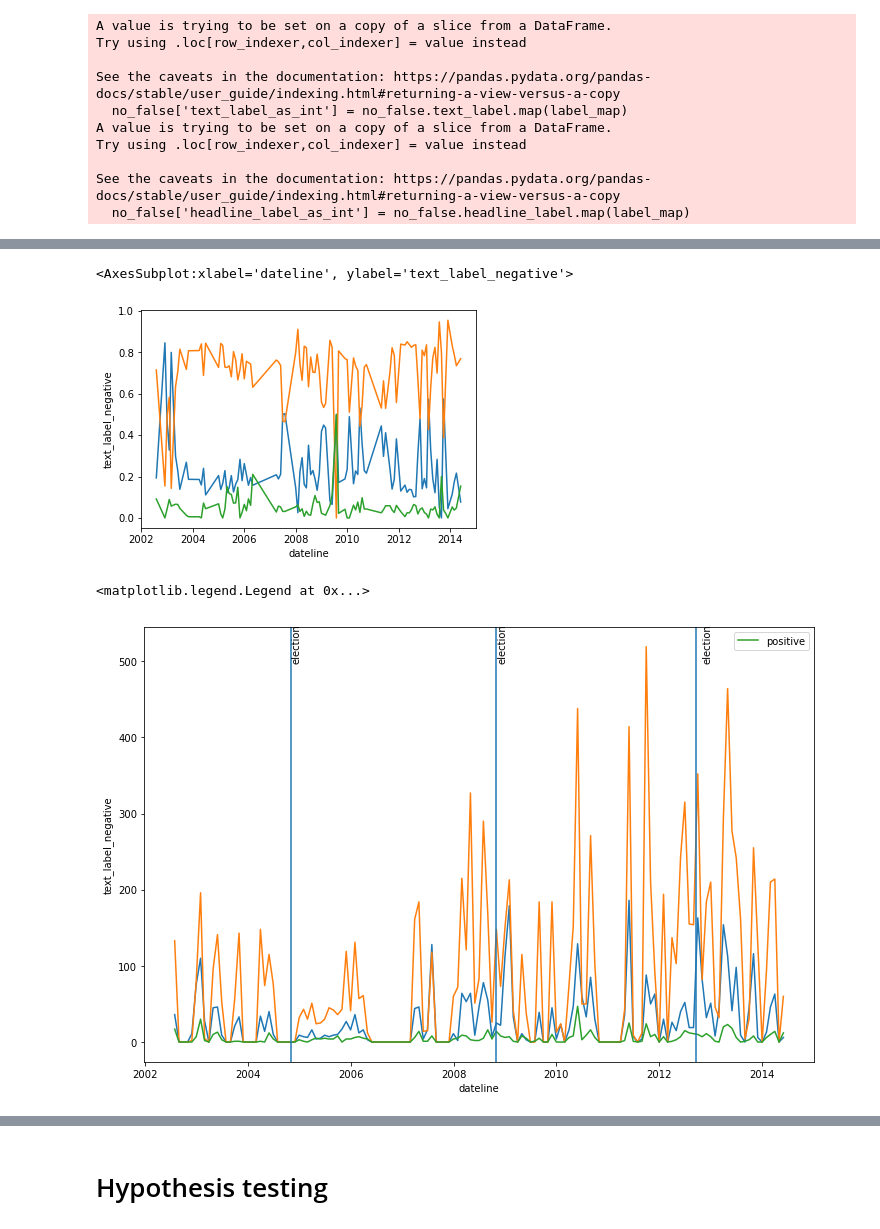
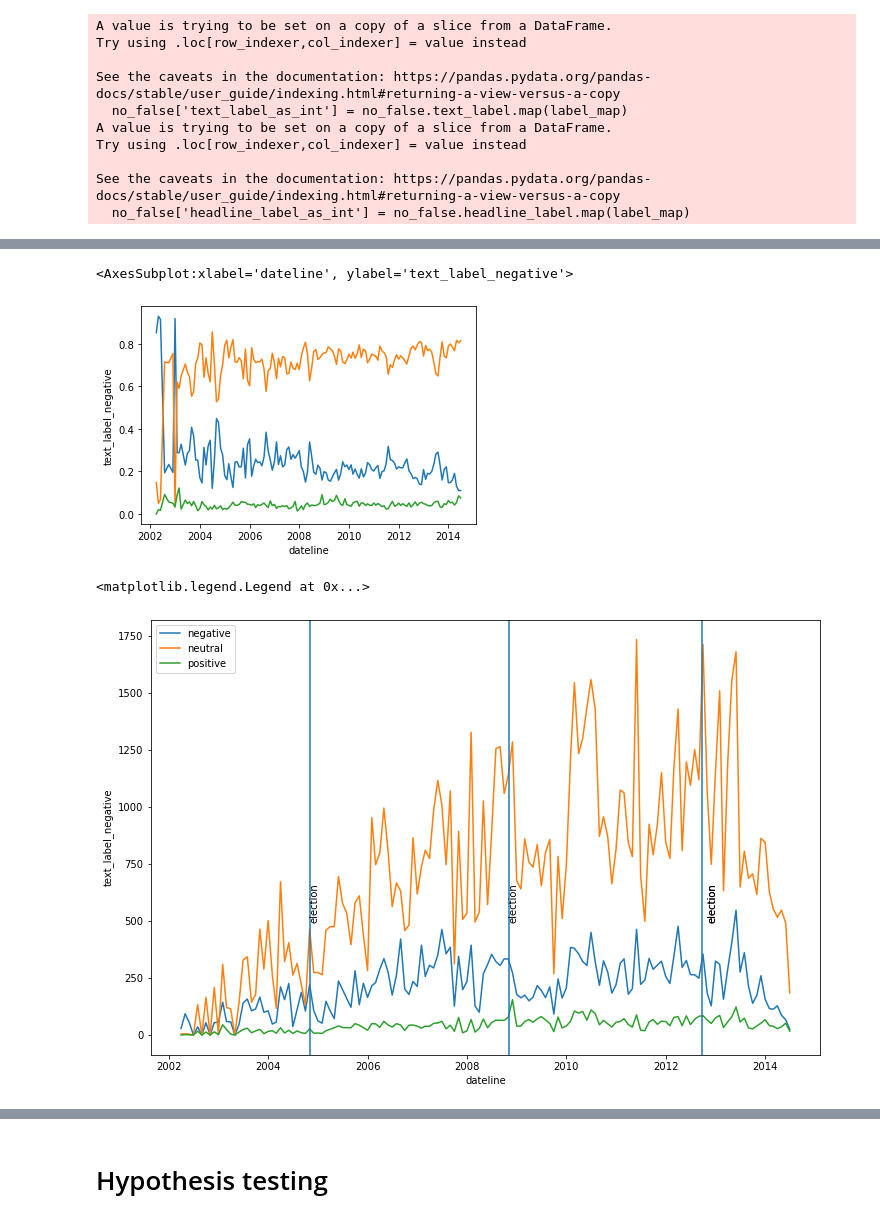
Before and after one commit to Rachuig-Green-Rackley-Shiben/arabic_media_nlp_project, a Jupyter notebook: andrews_work/explore.ipynb, the cells around one changed output, grey strips where cells are left out. Saved outputs shown, nothing was run; the diff lists cells and outputs as text; code cells hidden in the pictures.

```diff
--- a/andrews_work/explore.ipynb
+++ b/andrews_work/explore.ipynb
@@ -3,7 +3,7 @@ import pandas as pd
 import date_fixer
 import matplotlib.pyplot as plt
 import seaborn as sns
-df = pd.read_csv('daily8_3.csv')
+df = pd.read_csv('daily8_4.csv')
 # %%
 df['dateline'] = pd.to_datetime(df['dateline'])
 new = df
@@ -150,10 +152,10 @@ no_false
 # %%
-def encode_sentiment(df, columns_to_encode):
+def encode_values(df, columns_to_encode):
     '''
     This function takes in a prepared dataframe and using one-hot encoding, encodes categorical variables. It does not drop the original
     categorical columns. This is done purposefully to allow for easier Exploratory Data Analysis.  Removal of original categorical columns
     will be done in a separate function later if desired.
-    Arguments: df - a prepared dataframe with the expected feature names and columns
+    Parameters: df - a prepared dataframe with the expected feature names and columns
     Returns: encoded - a dataframe with all desired categorical columns encoded.
     '''
     dummies_list = columns_to_encode
@@ -291,23 +293,24 @@ sns.lineplot(data = encoded.resample('1M').mean(), x = 'dateline', y = 'text_lab
 sns.lineplot(data = encoded.resample('1M').mean(), x = 'dateline', y = 'text_label_positive')
 # %% [output]
 <AxesSubplot:xlabel='dateline', ylabel='text_label_negative'>
-[figure, old version]
+[figure, new version]
 # %%
 import datetime as dt
 plt.figure(figsize = (12, 8))
-sns.lineplot(data = encoded.resample('1M').sum(), x = 'dateline', y = 'text_label_negative')
-sns.lineplot(data = encoded.resample('1M').sum(), x = 'dateline', y = 'text_label_neutral')
+sns.lineplot(data = encoded.resample('1M').sum(), x = 'dateline', y = 'text_label_negative', label = 'negative')
+sns.lineplot(data = encoded.resample('1M').sum(), x = 'dateline', y = 'text_label_neutral', label = 'neutral')
 sns.lineplot(data = encoded.resample('1M').sum(), x = 'dateline', y = 'text_label_positive', label = 'positive')
 plt.axvline(dt.datetime(2008, 11, 1)) # (something happened)
 plt.axvline(dt.datetime(2004, 11, 1)) # (something happened)
 plt.axvline(dt.datetime(2012, 9, 21)) # (something happened)
-plt.text(dt.datetime(2008, 11, 5),500,'election',rotation=90)
-plt.text(dt.datetime(2004, 11, 5),500,'election',rotation=90)
-plt.text(dt.datetime(2012, 11, 5),500,'election',rotation=90)
+plt.text(dt.datetime(2008, 11, 4),500,'election',rotation=90)
+plt.text(dt.datetime(2004, 11, 2),500,'election',rotation=90)
+plt.text(dt.datetime(2012, 11, 6),500,'election',rotation=90)
+plt.text(dt.datetime(2012, 11, 6),500,'election',rotation=90)
 plt.legend()
 # %% [output]
 <matplotlib.legend.Legend at 0x...>
-[figure, old version]
+[figure, new version]
 # %%
 def country_tagger(df):
     country_map = { 'Alittihad': 'emirates',
```
Also changed, not shown: parts of 34 cells of this notebook.
